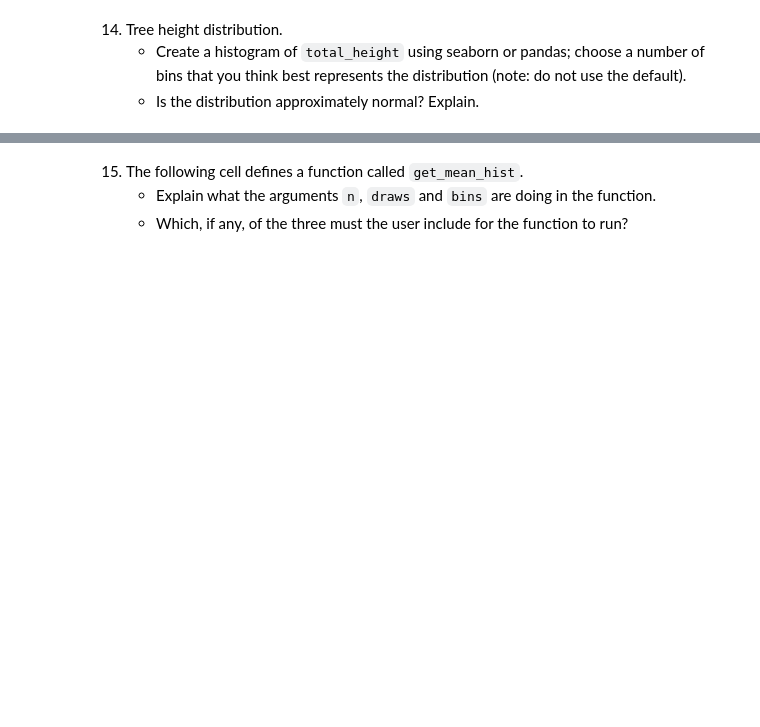
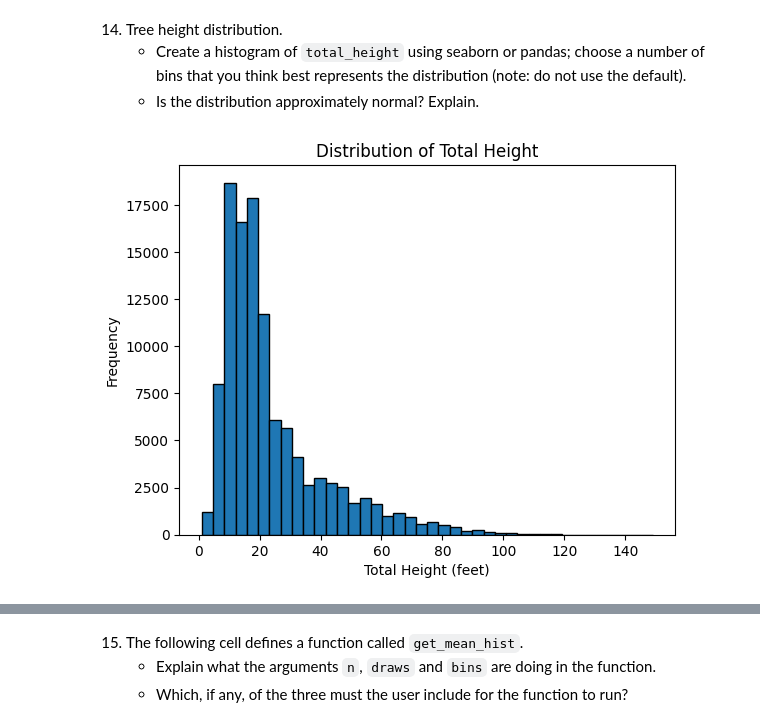
Before and after one commit to arrivingskills/da, a Jupyter notebook: exercises/exercise04.ipynb, the cells around one changed output, grey strips where cells are left out. Cells and saved outputs as stored; diff of their text form; code cells hidden in the pictures; blank space fills up the shorter version.

```diff
--- a/exercises/exercise04.ipynb
+++ b/exercises/exercise04.ipynb
@@ -91,3 +171,11 @@ trees.describe().round(2)
 14. Tree height distribution.
     - Create a histogram of `total_height` using seaborn or pandas; choose a number of bins that you think best represents the distribution (note: do not use the default).
     - Is the distribution approximately normal? Explain.
+# %%
+trees['total_height'].plot.hist(bins=40, edgecolor='black')
+plt.title('Distribution of Total Height')
+plt.xlabel('Total Height (feet)')
+plt.ylabel('Frequency')
+plt.show()
+# %% [output]
+[figure, added]
```
Also changed, not shown: parts of 22 cells of this notebook, 6 other files.
